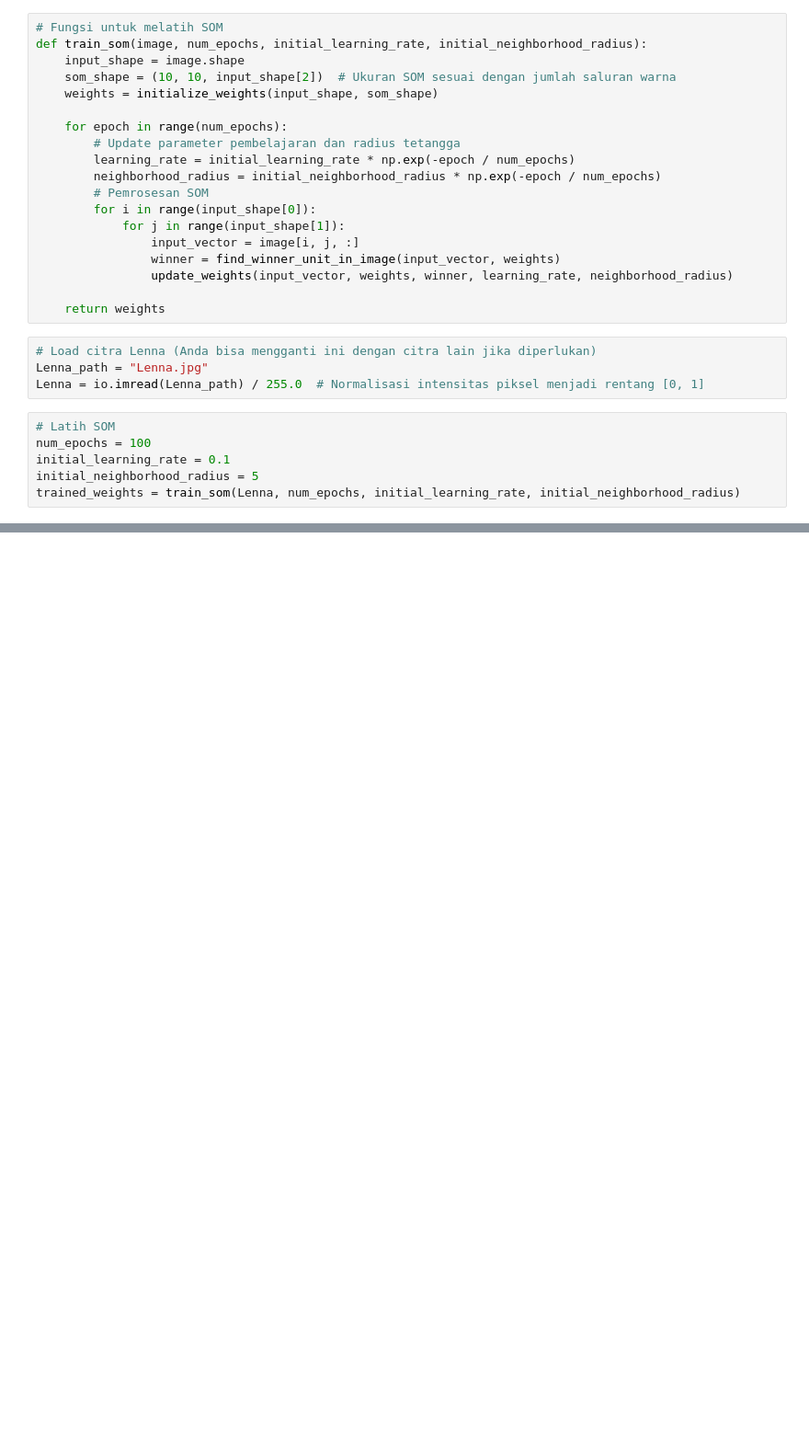
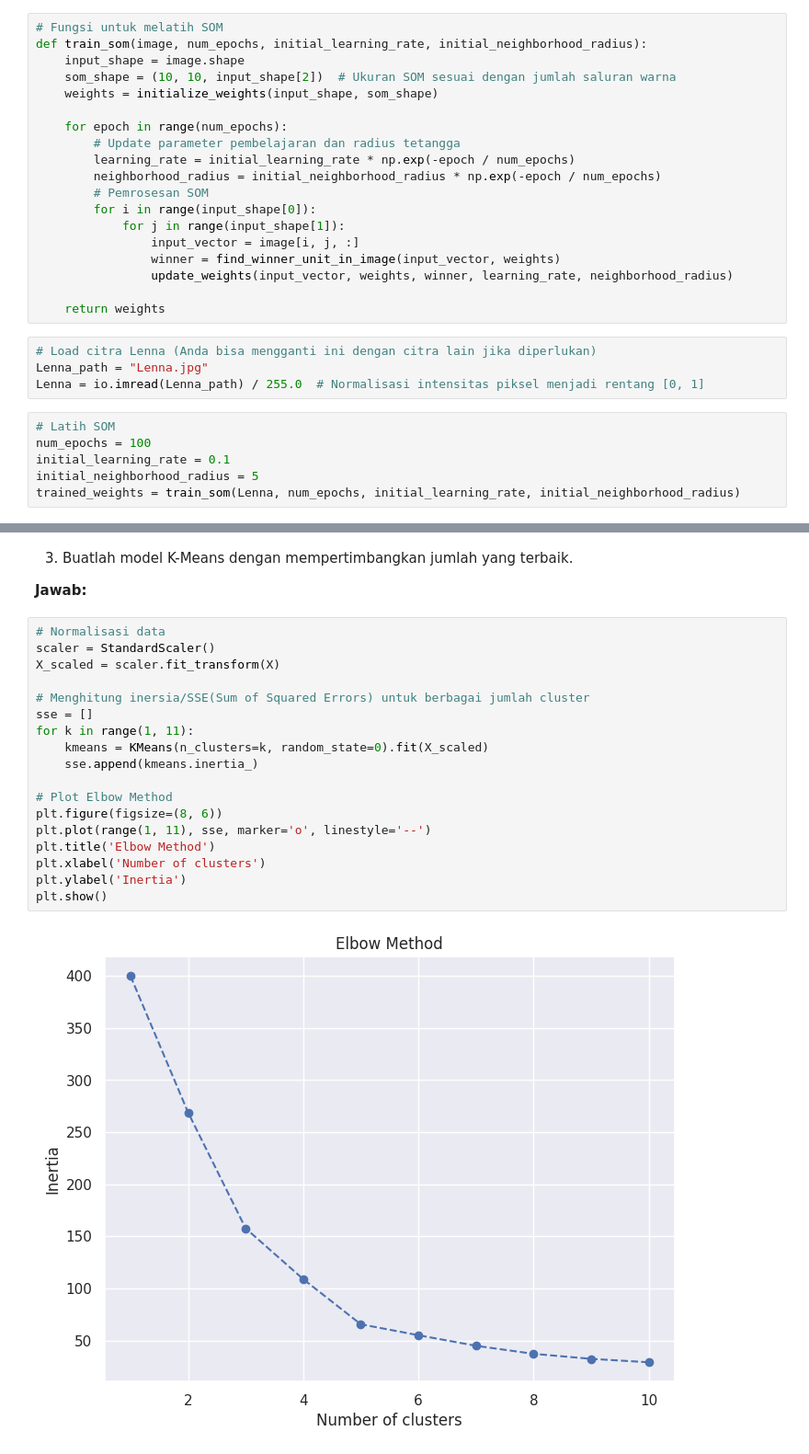
Before and after one commit to basithbahi/Pembelajaran-Mesin-2023, a Jupyter notebook: Week 07.ipynb, the cells around one changed output, grey strips where cells are left out. Shown at 92% size. Cells and saved outputs as stored; diff of their text form; blank space fills up the shorter version.

```diff
--- a/Week 07.ipynb
+++ b/Week 07.ipynb
@@ -436,0 +478,24 @@ plt.show()
+# %% [markdown]
+3. Buatlah model K-Means dengan mempertimbangkan jumlah  yang terbaik.
+
+<b> Jawab:
+# %%
+# Normalisasi data
+scaler = StandardScaler()
+X_scaled = scaler.fit_transform(X)
+
+# Menghitung inersia/SSE(Sum of Squared Errors) untuk berbagai jumlah cluster
+sse = []
+for k in range(1, 11):
+    kmeans = KMeans(n_clusters=k, random_state=0).fit(X_scaled)
+    sse.append(kmeans.inertia_)
+
+# Plot Elbow Method
+plt.figure(figsize=(8, 6))
+plt.plot(range(1, 11), sse, marker='o', linestyle='--')
+plt.title('Elbow Method')
+plt.xlabel('Number of clusters')
+plt.ylabel('Inertia')
+plt.show()
+# %% [output]
+[figure, added]
```
Also changed, not shown: parts of 14 cells of this notebook.
